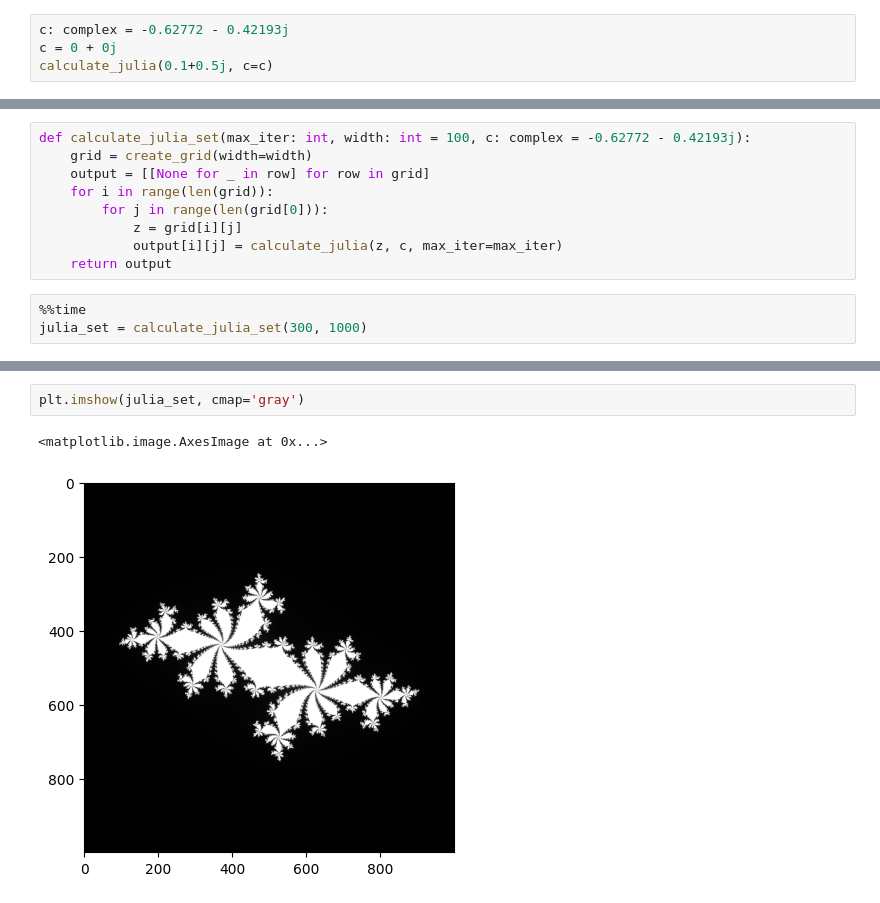
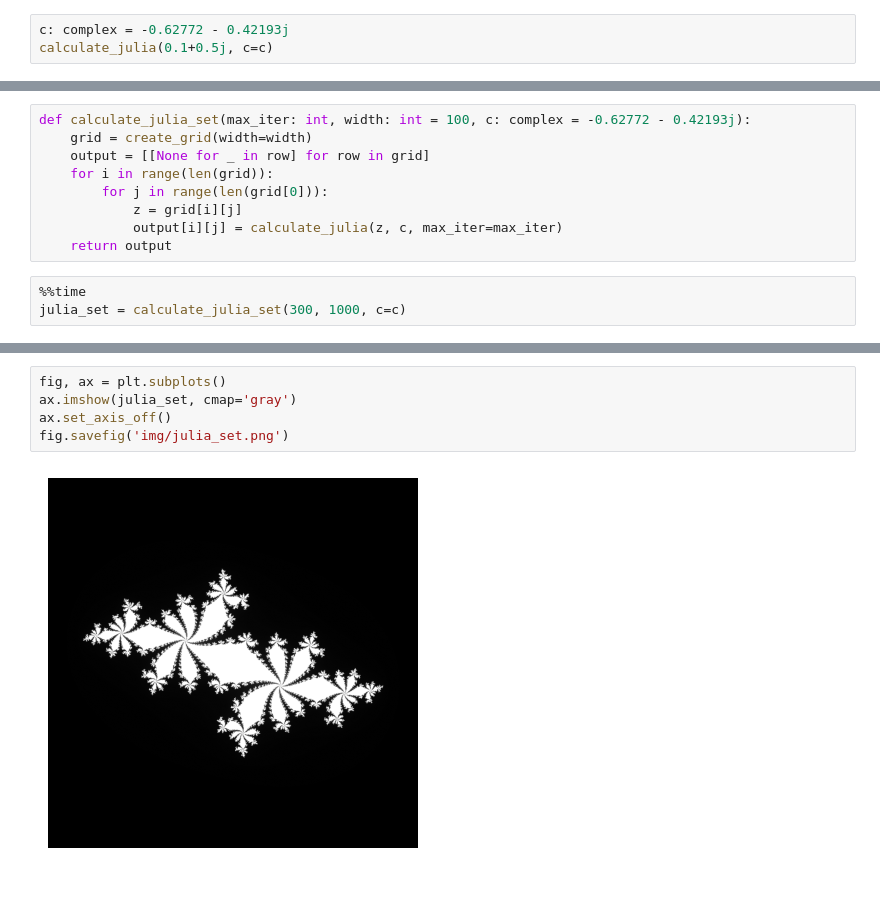
Before and after one commit to puzzle-solver/high-performance-python, a Jupyter notebook: notebooks/Julia Set.ipynb, the cells around one changed output, grey strips where cells are left out. Drawn from its saved outputs; the diff is of its cells as text.

```diff
--- a/notebooks/Julia Set.ipynb
+++ b/notebooks/Julia Set.ipynb
@@ -50,7 +50,6 @@ def calculate_julia(z: complex, c: complex, max_iter: int = 300):
     return n
 # %%
 c: complex = -0.62772 - 0.42193j
-c = 0 + 0j
 calculate_julia(0.1+0.5j, c=c)
 # %% [output]
 300
@@ -65,5 +64,5 @@ def calculate_julia_set(max_iter: int, width: int = 100, c: complex = -0.62772 -
     return output
 # %%
 %%time
-julia_set = calculate_julia_set(300, 1000)
+julia_set = calculate_julia_set(300, 1000, c=c)
 # %% [output]
@@ -72,5 +71,7 @@ Wall time: 4.91 s
 # %%
-plt.imshow(julia_set, cmap='gray')
+fig, ax = plt.subplots()
+ax.imshow(julia_set, cmap='gray')
+ax.set_axis_off()
+fig.savefig('img/julia_set.png')
 # %% [output]
-<matplotlib.image.AxesImage at 0x...>
-[figure, old version]
+[figure, new version]
```
Also changed, not shown: parts of 1 cell of this notebook, 3 other files.
